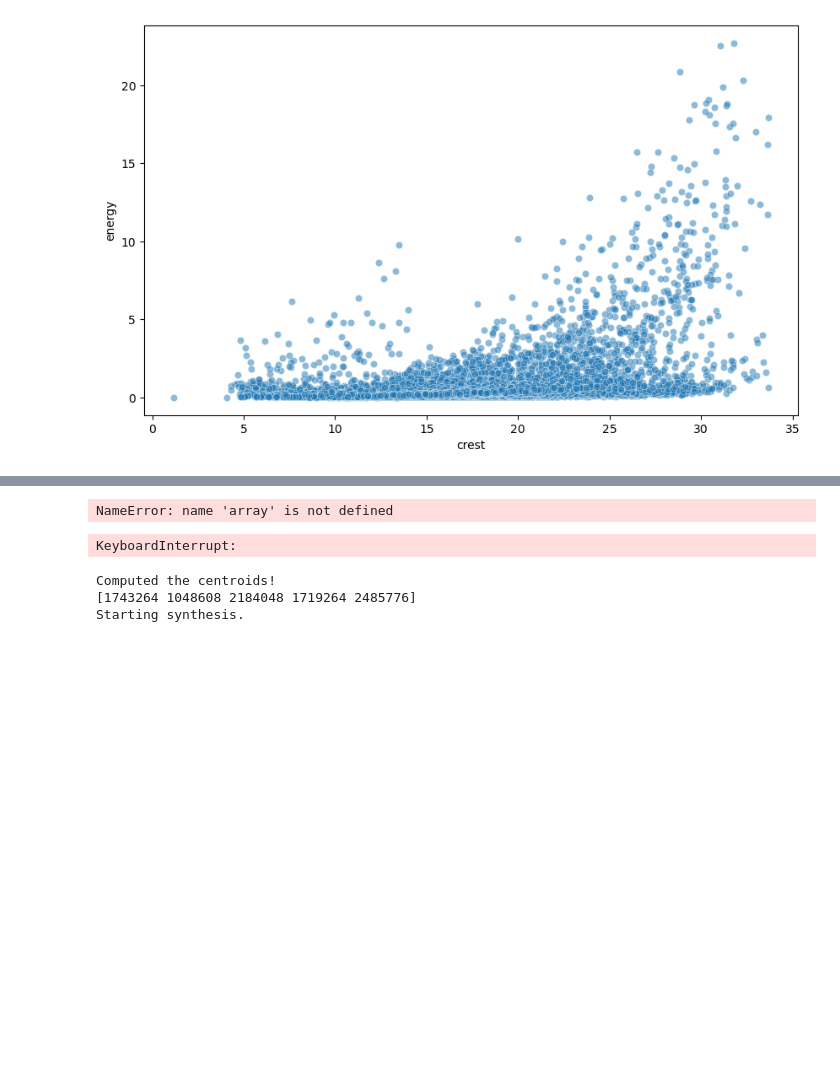
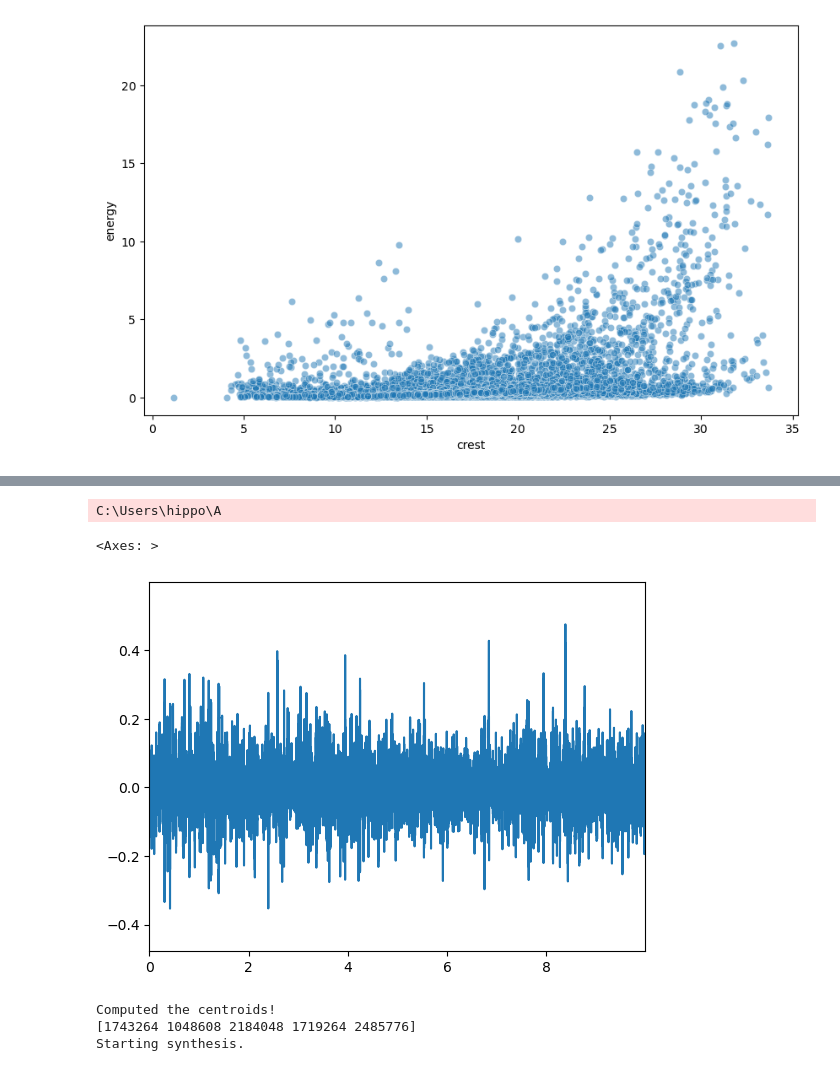
Before and after one commit to HippolyteLC/fieldmusic, a Jupyter notebook: granular_synthesis.ipynb, the cells around one changed output, grey strips where cells are left out. Saved outputs shown, nothing was run; the diff lists cells and outputs as text; code cells hidden in the pictures; blank space fills up the shorter version.

Commit message:
use af.display.fill_wave to plot

```diff
--- a/granular_synthesis.ipynb
+++ b/granular_synthesis.ipynb
@@ -475,22 +488,41 @@ sampled_grain
 # %%
-def concatenative_synthesizer(input_path, output_path, metadata, output_length):
+def concatenative_synthesizer(input_path, output_path, metadata, output_length, d1, d2):
     y,sr = sf.read(input_path)
     if y.ndim >1:
         y = np.mean(y, axis=1)
+    if not output_length:
+        output_length = len(y)
+    output_buffer = np.array([])
 
-    if not output_length:
+    df = load_json_to_df(metadata)
+    df, probs = get_distribution(df,d1, d2, metadata)
+    while len(output_buffer) < output_length:
+        sampled_grain = df.sample(n=1, weights=probs, random_state=seed)
+        # print(sampled_grain)
+        s, e = int(sampled_grain["grain_start"]), int(sampled_grain["grain_start"]+sampled_grain["grain_size"])
+        grain = y[s: e]
+        grain = np.hanning(len(grain)) * np.array(grain)
+        # print(grain, output_buffer)
+        output_buffer = np.concatenate([output_buffer, grain])
+    sf.write(output_path, output_buffer, samplerate=sr)
+
+concatenative_synthesizer(
+    input_path=r"corpus\metro_sample_2.wav",
+    output_path="output/concat_3.wav",
+    metadata="metadata/metro_sample_2.json",
+    output_length= 48000*10,
+    d1= "spread",
+    d2="energy"
+)
 # %% [output]
-NameError: name 'array' is not defined
+C:\Users\hippo\A
-# %%
-y, sr = sf.read(FILE_PATH)
-y=np.mean(y, axis=1)
-slice_indices = np.array(
-    [i*48 for i in range(len(y)//48)]
-)
-x = compute_spectral_descriptor(y,sr, slice_indices, 480, "rms")
-y = compute_spectral_descriptor(y,sr, slice_indices, 480, "centroid")
-# %% [output]
-KeyboardInterrupt:
+# %%
+y,sr = af.read("output/concat_3.wav")
+# %%
+af.display.fill_wave(y, samplate = sr)
+# %% [output]
+<Axes: >
+[figure, added]
 # %%
 y, sr = sf.read(FILE_PATH)
 
```
Also changed, not shown: parts of 3 cells of this notebook.
